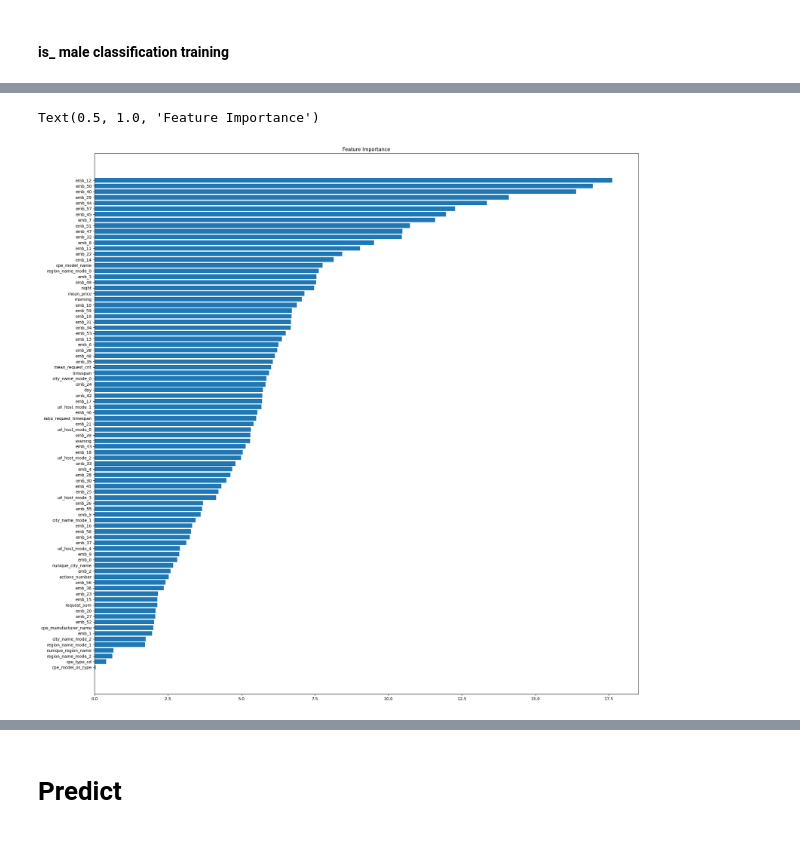
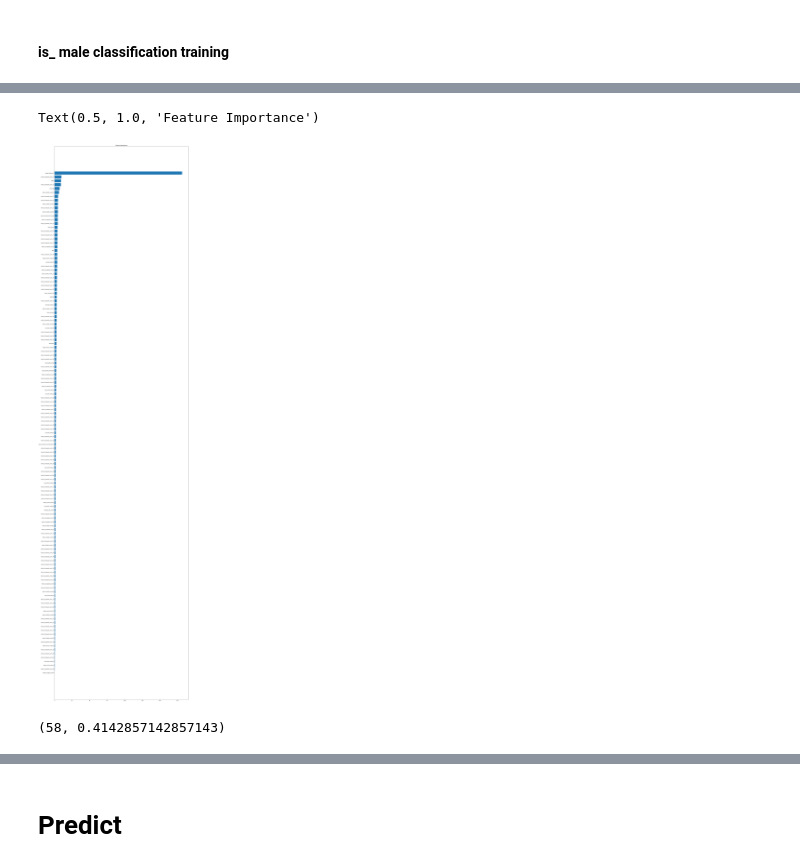
Before and after one commit to shockless/mts-ml-cup, a Jupyter notebook: sandbox/catboost_baseline.ipynb, the cells around one changed output, grey strips where cells are left out. Drawn from its saved outputs; the diff is of its cells as text; code cells hidden in the pictures.

```diff
--- a/sandbox/catboost_baseline.ipynb
+++ b/sandbox/catboost_baseline.ipynb
@@ -741,0 +841,8 @@ df_is_male.head()
+# %%
+df_is_male = df_is_male.merge(
+        is_male_cv_logits, on="user_id",how="left"
+)
+# .merge(
+#         is_male_cv_logits, on="user_id",how="left"
+# )
+df_is_male.isnull().sum().sum()
@@ -743,17 +852,17 @@ df_is_male.head()
 params = {"loss_function": "Logloss",
           "eval_metric": "NormalizedGini",
           "verbose": 100,
-          "iterations": 8000,
-          "max_depth": 10,
+          "iterations": 2000,
+#           "max_depth": 10,
           "random_state": 42,
           "task_type": "GPU" if get_gpu_device_count() else "CPU",
-          "early_stopping_rounds": 100,
+          "early_stopping_rounds": 200,
           "use_best_model": True,
          }
 
 model_is_male = CatBoostClassifier(**params)
 # %%
-is_male_models, scores, features = coss_val_score(model=model_is_male, df=df_is_male, target_feature="is_male", metric=GENDER_METRIC)
+is_male_models, scores, is_male_importances, features = coss_val_score(model=model_is_male, df=df_is_male, target_feature="is_male", metric=GENDER_METRIC, calculate_importance=False)
 
 print(scores)
 # %% [output]
@@ -856,3 +967,3 @@ Fold 4: {'Gender GINI': 0.6912969425914492}
 # %%
 for i, model in enumerate(is_male_models):
-    model.save_model(f"../catboost_models/is_male_v1/cb_is_male_v1_{i}")
+    model.save_model(f"../catboost_models/is_male_v2/cb_is_male_v2_{i}")
@@ -895,10 +990,14 @@ fi
 # %%
 feature_importance = fi["Importamce"].to_numpy()
 sorted_idx = np.argsort(feature_importance)
-fig = plt.figure(figsize=(24, 24))
+fig = plt.figure(figsize=(24, 100))
 plt.barh(range(len(sorted_idx)), feature_importance[sorted_idx], align='center')
 plt.yticks(range(len(sorted_idx)), fi["Feature Id"].to_numpy()[sorted_idx])
 plt.title('Feature Importance')
 # %% [output]
 Text(0.5, 1.0, 'Feature Importance')
-[figure, old version]
+[figure, new version]
+# %%
+is_male_importances["good"].sum(), is_male_importances["good"].sum() / is_male_importances.shape[0]
+# %% [output]
+(58, 0.4142857142857143)
```
Also changed, not shown: parts of 55 cells of this notebook, 4 other files.
